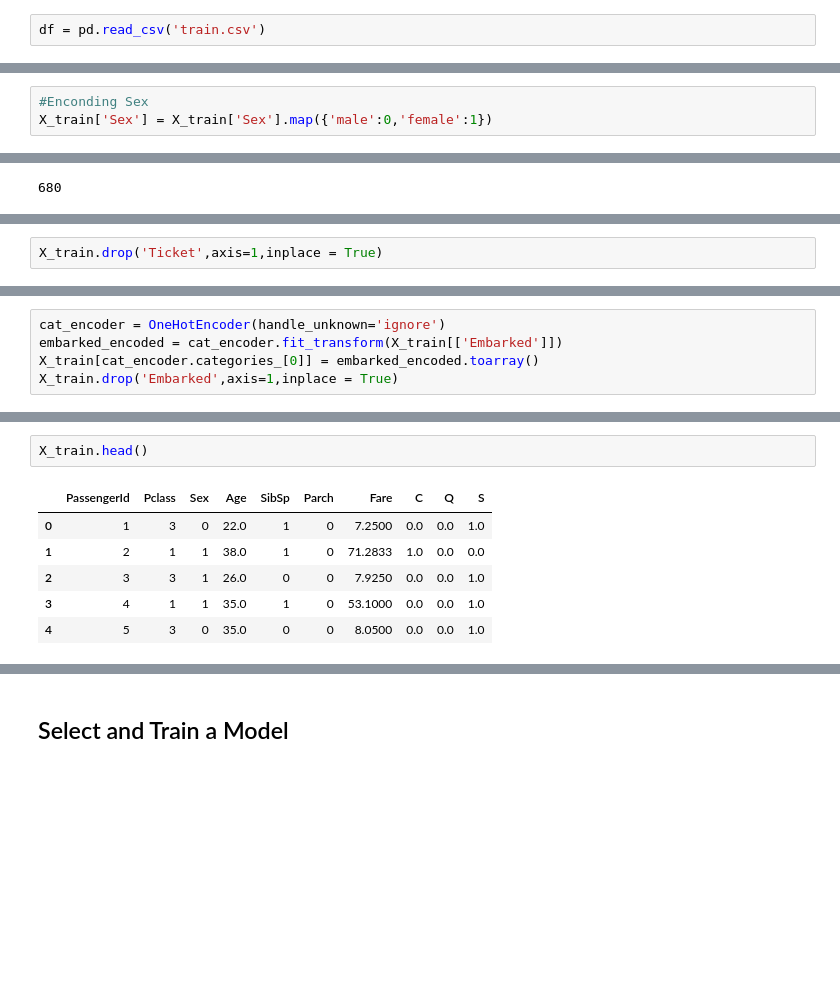
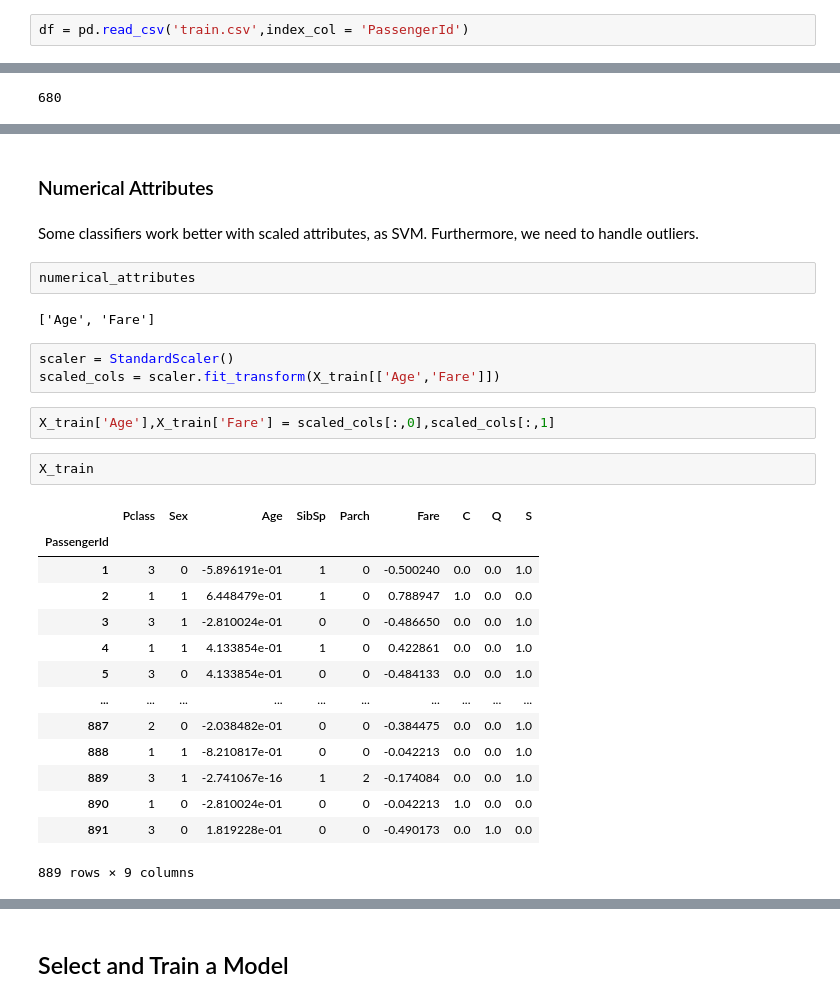
Before and after one commit to italojsr/Titanic, a Jupyter notebook: titanic.ipynb, the cells around one changed output, grey strips where cells are left out. Cells and saved outputs as stored; diff of their text form; blank space fills up the shorter version.

```diff
--- a/titanic.ipynb
+++ b/titanic.ipynb
@@ -9,6 +15,6 @@ import matplotlib.pyplot as plt
 from sklearn.impute import SimpleImputer
 # %%
-df = pd.read_csv('train.csv')
+df = pd.read_csv('train.csv',index_col = 'PassengerId')
 # %%
 df.head()
 # %% [output]
@@ -325,6 +333,3 @@ S    644
 C    168
 Q     77
 Name: count, dtype: int64
-# %%
-#Enconding Sex
-X_train['Sex'] = X_train['Sex'].map({'male':0,'female':1})
@@ -338,5 +345,3 @@ len(X_train['Ticket'].unique())
 <p>In addition the fare attribute can represent as well the kind of the ticket represented by the 'Ticket' attribute</p>
 
 Hence we can drop it.
-# %%
-X_train.drop('Ticket',axis=1,inplace = True)
@@ -345,5 +347,0 @@ Embarked attribute isn't an ordinal category, so we may use one-hot enconding
-# %%
-cat_encoder = OneHotEncoder(handle_unknown='ignore')
-embarked_encoded = cat_encoder.fit_transform(X_train[['Embarked']])
-X_train[cat_encoder.categories_[0]] = embarked_encoded.toarray()
-X_train.drop('Embarked',axis=1,inplace = True)
@@ -350,9 +382,30 @@ X_train.drop('Embarked',axis=1,inplace = True)
+# %% [markdown]
+### Numerical Attributes
+# %% [markdown]
+Some classifiers work better with scaled attributes, as SVM. Furthermore, we need to handle outliers.
+# %%
+numerical_attributes
+# %% [output]
+['Age', 'Fare']
+# %%
+scaler = StandardScaler()
+scaled_cols = scaler.fit_transform(X_train[['Age','Fare']])
+# %%
+X_train['Age'],X_train['Fare'] = scaled_cols[:,0],scaled_cols[:,1]
 # %%
-X_train.head()
+X_train
 # %% [output]
-|  | PassengerId | Pclass | Sex | Age | SibSp | Parch | Fare | C | Q | S |
-| 0 | 1 | 3 | 0 | 22.0 | 1 | 0 | 7.2500 | 0.0 | 0.0 | 1.0 |
-| 1 | 2 | 1 | 1 | 38.0 | 1 | 0 | 71.2833 | 1.0 | 0.0 | 0.0 |
-| 2 | 3 | 3 | 1 | 26.0 | 0 | 0 | 7.9250 | 0.0 | 0.0 | 1.0 |
-| 3 | 4 | 1 | 1 | 35.0 | 1 | 0 | 53.1000 | 0.0 | 0.0 | 1.0 |
-| 4 | 5 | 3 | 0 | 35.0 | 0 | 0 | 8.0500 | 0.0 | 0.0 | 1.0 |
+|  | Pclass | Sex | Age | SibSp | Parch | Fare | C | Q | S |
+| PassengerId |  |  |  |  |  |  |  |  |  |
+| 1 | 3 | 0 | -5.896191e-01 | 1 | 0 | -0.500240 | 0.0 | 0.0 | 1.0 |
+| 2 | 1 | 1 | 6.448479e-01 | 1 | 0 | 0.788947 | 1.0 | 0.0 | 0.0 |
+| 3 | 3 | 1 | -2.810024e-01 | 0 | 0 | -0.486650 | 0.0 | 0.0 | 1.0 |
+| 4 | 1 | 1 | 4.133854e-01 | 1 | 0 | 0.422861 | 0.0 | 0.0 | 1.0 |
+| 5 | 3 | 0 | 4.133854e-01 | 0 | 0 | -0.484133 | 0.0 | 0.0 | 1.0 |
+| ... | ... | ... | ... | ... | ... | ... | ... | ... | ... |
+| 887 | 2 | 0 | -2.038482e-01 | 0 | 0 | -0.384475 | 0.0 | 0.0 | 1.0 |
+| 888 | 1 | 1 | -8.210817e-01 | 0 | 0 | -0.042213 | 0.0 | 0.0 | 1.0 |
+| 889 | 3 | 1 | -2.741067e-16 | 1 | 2 | -0.174084 | 0.0 | 0.0 | 1.0 |
+| 890 | 1 | 0 | -2.810024e-01 | 0 | 0 | -0.042213 | 1.0 | 0.0 | 0.0 |
+| 891 | 3 | 0 | 1.819228e-01 | 0 | 0 | -0.490173 | 0.0 | 1.0 | 0.0 |
+889 rows × 9 columns
```
Also changed, not shown: parts of 51 cells of this notebook, 2 other files.
